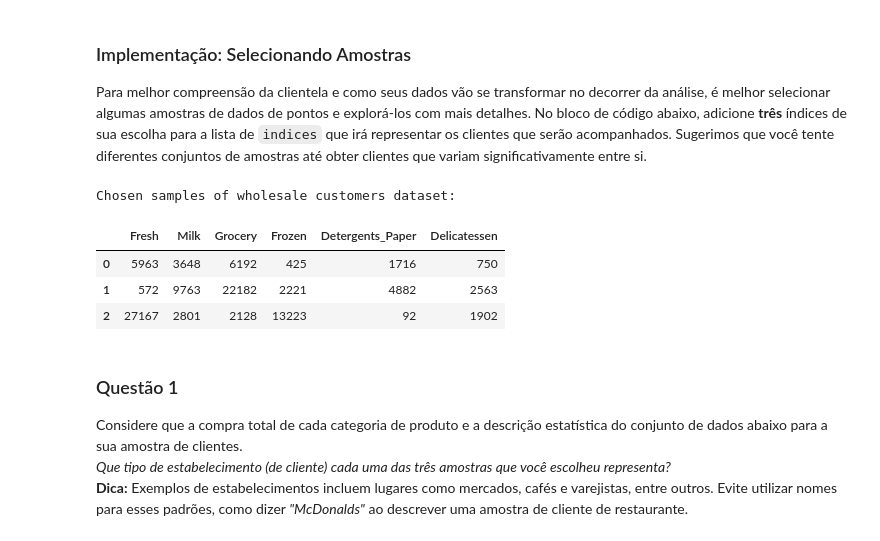
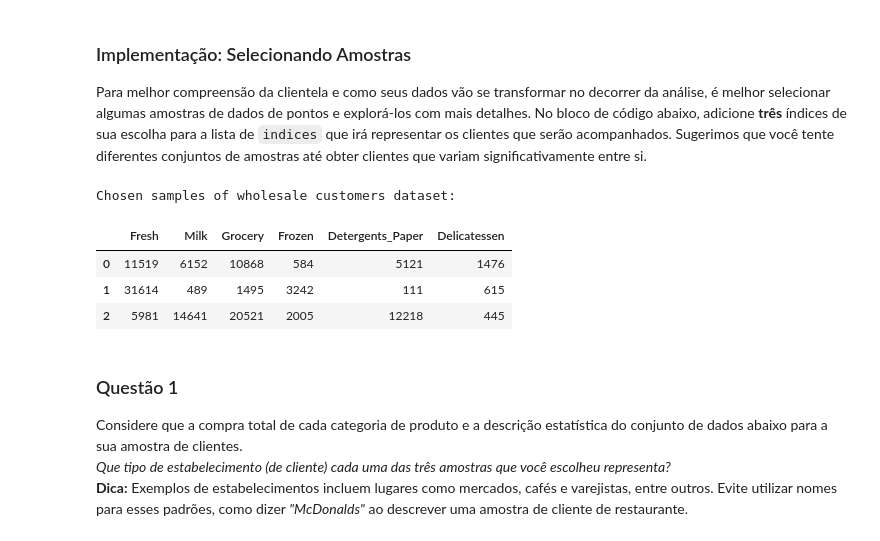
Before and after one commit to lkameya/customer_segments, a Jupyter notebook: customer_segments_PT.ipynb, the cells around one changed output. Saved outputs shown, nothing was run; the diff lists cells and outputs as text; code cells hidden in the pictures.

```diff
--- a/customer_segments_PT.ipynb
+++ b/customer_segments_PT.ipynb
@@ -58,18 +58,18 @@ display(data.describe())
 Para melhor compreensão da clientela e como seus dados vão se transformar no decorrer da análise, é melhor selecionar algumas amostras de dados de pontos e explorá-los com mais detalhes. No bloco de código abaixo, adicione **três** índices de sua escolha para a lista de `indices` que irá representar os clientes que serão acompanhados. Sugerimos que você tente diferentes conjuntos de amostras até obter clientes que variam significativamente entre si.
 # %%
 # TODO: Selecione três índices de sua escolha que você gostaria de obter como amostra do conjunto de dados
-indices = [8, 266, 401]
+indices = [48, 255, 349]
 
 # Crie um DataFrame das amostras escolhidas
 samples = pd.DataFrame(data.loc[indices], columns = data.keys()).reset_index(drop = True)
 print "Chosen samples of wholesale customers dataset:"
 display(samples)
 # %% [output]
 Chosen samples of wholesale customers dataset:
 |  | Fresh | Milk | Grocery | Frozen | Detergents_Paper | Delicatessen |
-| 0 | 5963 | 3648 | 6192 | 425 | 1716 | 750 |
-| 1 | 572 | 9763 | 22182 | 2221 | 4882 | 2563 |
-| 2 | 27167 | 2801 | 2128 | 13223 | 92 | 1902 |
+| 0 | 11519 | 6152 | 10868 | 584 | 5121 | 1476 |
+| 1 | 31614 | 489 | 1495 | 3242 | 111 | 615 |
+| 2 | 5981 | 14641 | 20521 | 2005 | 12218 | 445 |
 # %% [markdown]
 ### Questão 1
 Considere que a compra total de cada categoria de produto e a descrição estatística do conjunto de dados abaixo para a sua amostra de clientes.
```
Also changed, not shown: parts of 16 cells of this notebook.
